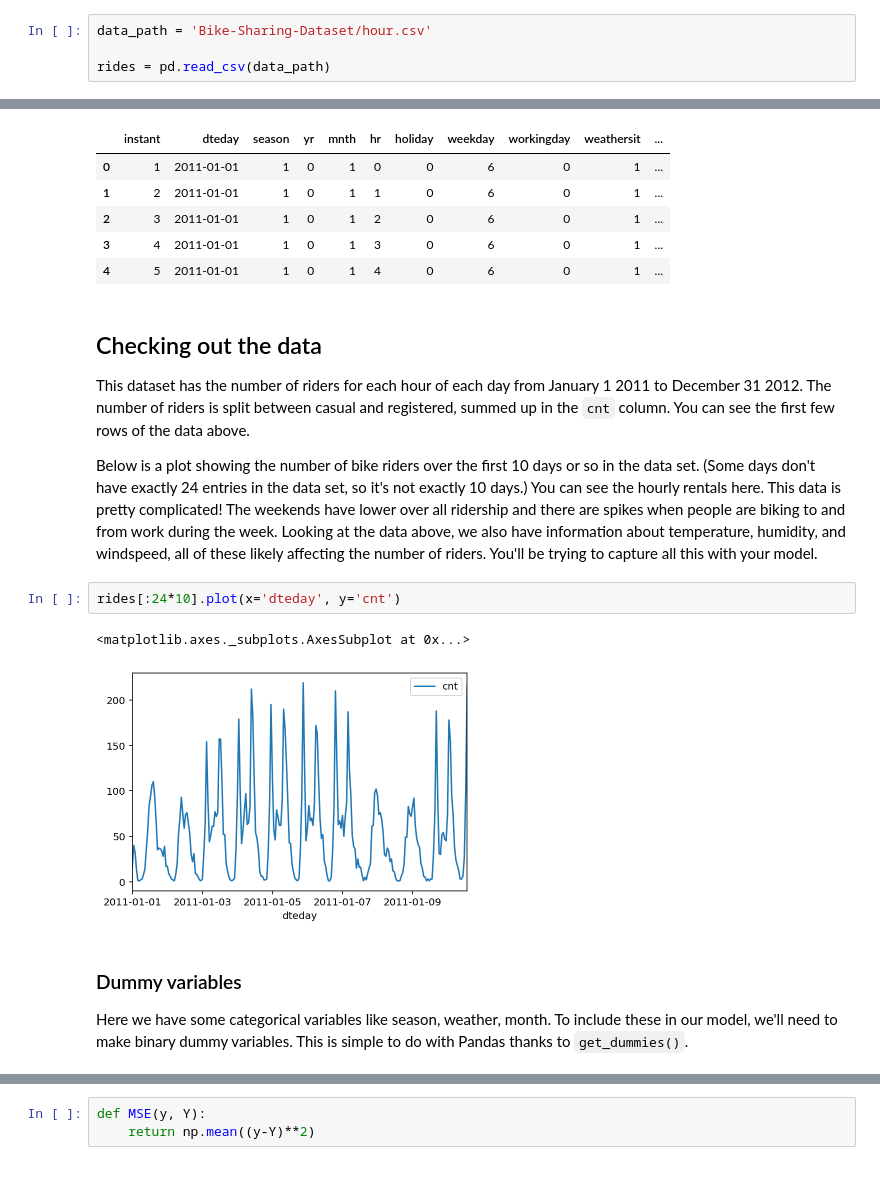
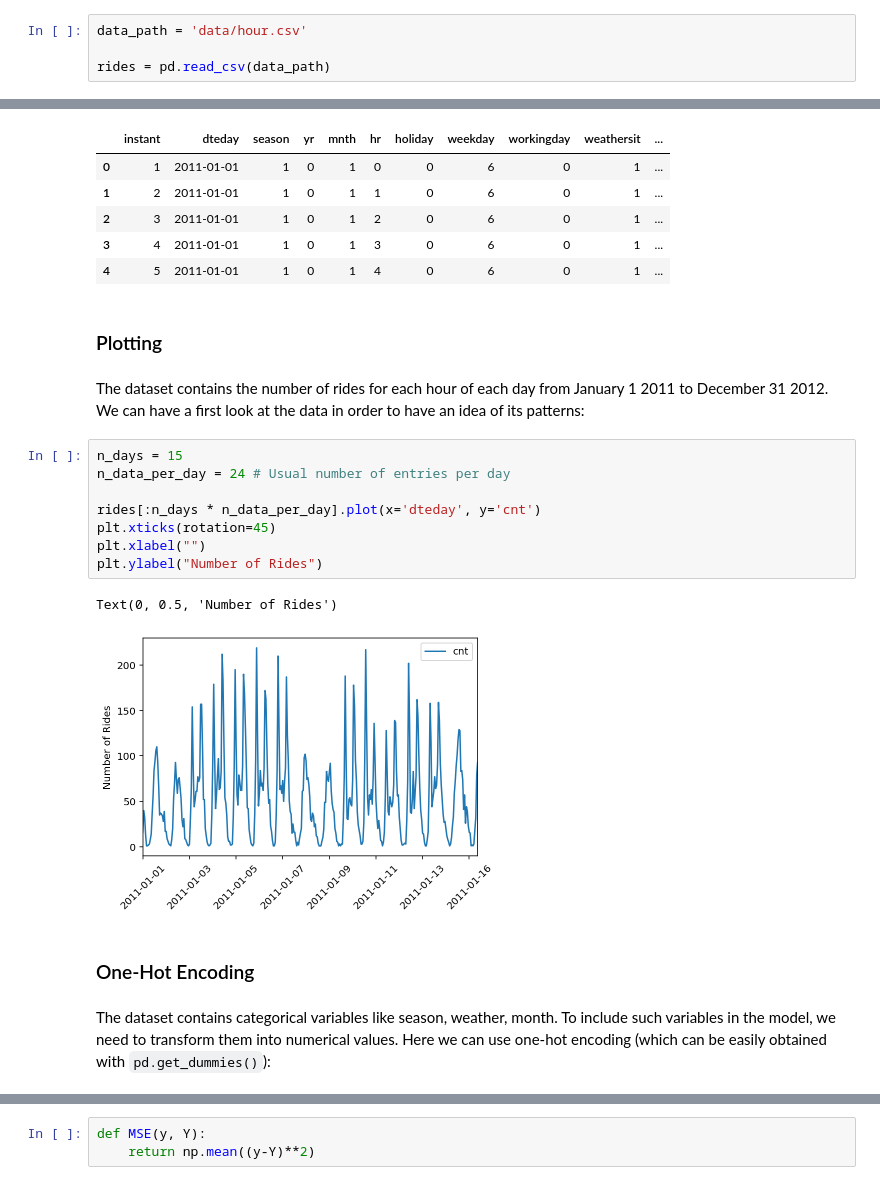
Before and after one commit to RMeli/BertelsmannAI, a Jupyter notebook: 02_Neural_Networks/Project/bike_sharing.ipynb, the cells around one changed output, grey strips where cells are left out. Cells and saved outputs as stored; diff of their text form.

Commit message:
bike sharing project cleanup

```diff
--- a/02_Neural_Networks/Project/bike_sharing.ipynb
+++ b/02_Neural_Networks/Project/bike_sharing.ipynb
@@ -18,5 +16,5 @@ A critical step in working with neural networks is preparing the data correctly.
 # %%
-data_path = 'Bike-Sharing-Dataset/hour.csv'
+data_path = 'data/hour.csv'
 
 rides = pd.read_csv(data_path)
 # %%
@@ -28,19 +26,24 @@ rides.head()
 | 2 | 3 | 2011-01-01 | 1 | 0 | 1 | 2 | 0 | 6 | 0 | 1 | ... |
 | 3 | 4 | 2011-01-01 | 1 | 0 | 1 | 3 | 0 | 6 | 0 | 1 | ... |
 | 4 | 5 | 2011-01-01 | 1 | 0 | 1 | 4 | 0 | 6 | 0 | 1 | ... |
-# %% [markdown]
-## Checking out the data
-
-This dataset has the number of riders for each hour of each day from January 1 2011 to December 31 2012. The number of riders is split between casual and registered, summed up in the `cnt` column. You can see the first few rows of the data above.
-
-Below is a plot showing the number of bike riders over the first 10 days or so in the data set. (Some days don't have exactly 24 entries in the data set, so it's not exactly 10 days.) You can see the hourly rentals here. This data is pretty complicated! The weekends have lower over all ridership and there are spikes when people are biking to and from work during the week. Looking at the data above, we also have information about temperature, humidity, and windspeed, all of these likely affecting the number of riders. You'll be trying to capture all this with your model.
-# %%
-rides[:24*10].plot(x='dteday', y='cnt')
-# %% [output]
-<matplotlib.axes._subplots.AxesSubplot at 0x...>
-[figure, removed]
-# %% [markdown]
-### Dummy variables
-Here we have some categorical variables like season, weather, month. To include these in our model, we'll need to make binary dummy variables. This is simple to do with Pandas thanks to `get_dummies()`.
+# %% [markdown]
+### Plotting
+# %% [markdown]
+The dataset contains the number of rides for each hour of each day from January 1 2011 to December 31 2012. We can have a first look at the data in order to have an idea of its patterns:
+# %%
+n_days = 15
+n_data_per_day = 24 # Usual number of entries per day
+
+rides[:n_days * n_data_per_day].plot(x='dteday', y='cnt')
+plt.xticks(rotation=45)
+plt.xlabel("")
+plt.ylabel("Number of Rides")
+# %% [output]
+Text(0, 0.5, 'Number of Rides')
+[figure, added]
+# %% [markdown]
+### One-Hot Encoding
+# %% [markdown]
+The dataset contains categorical variables like season, weather, month. To include such variables in the model, we need to transform them into numerical values. Here we can use one-hot encoding (which can be easily obtained with `pd.get_dummies()`):
 # %%
 dummy_fields = ['season', 'weathersit', 'mnth', 'hr', 'weekday']
```
Also changed, not shown: parts of 33 cells of this notebook, 6 other files.
